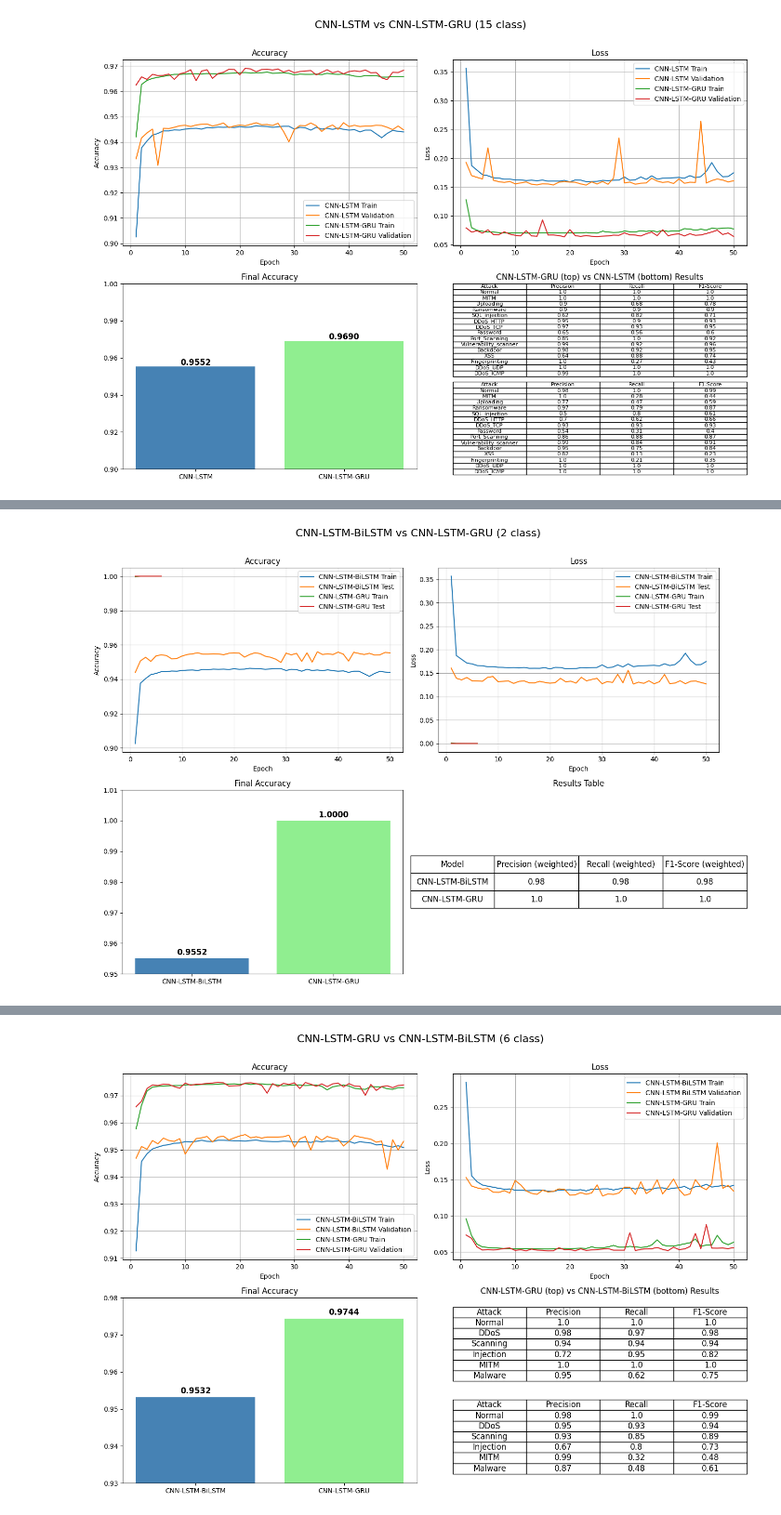
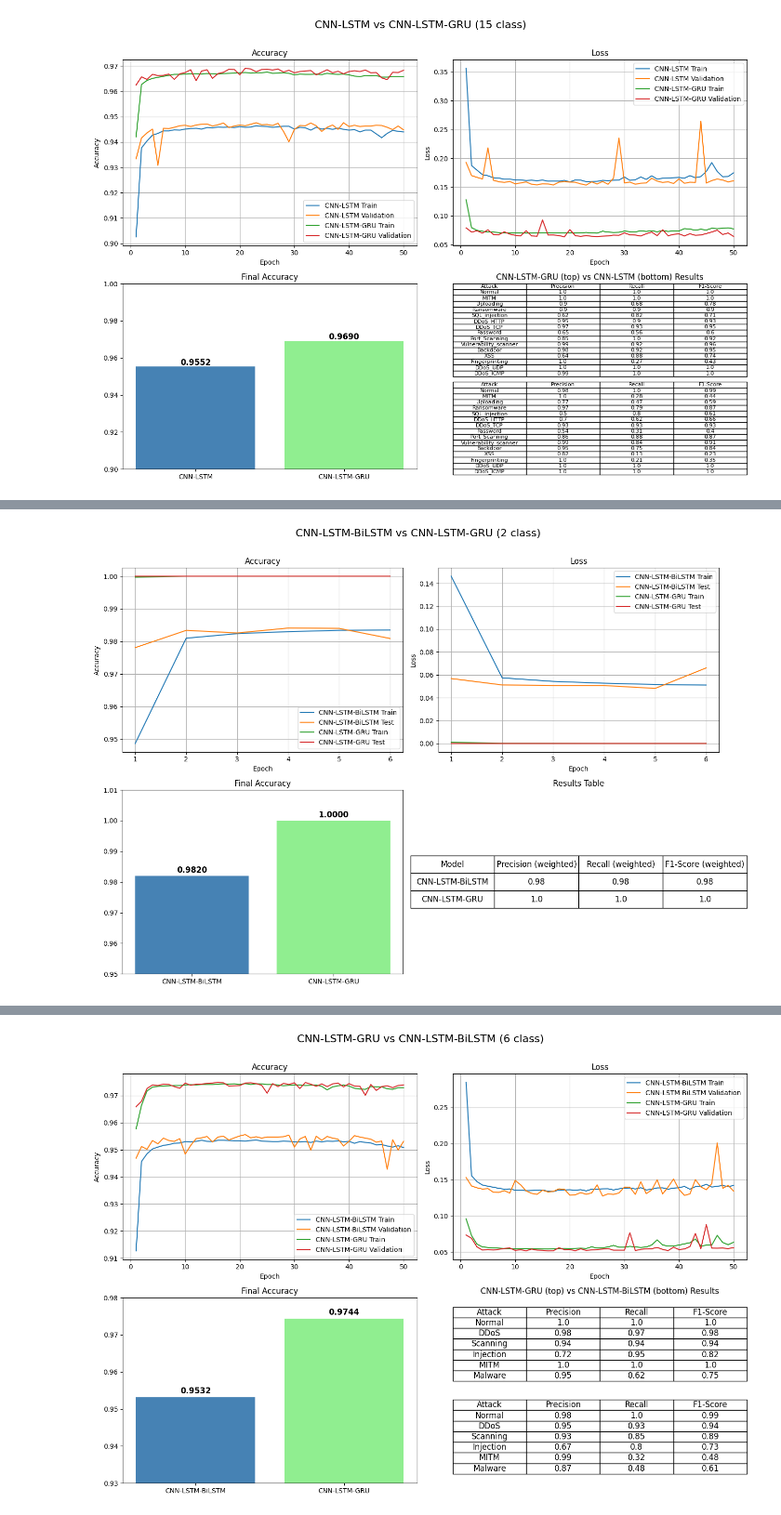
Before and after one commit to aadityataleppady/FII_NX1-NARC_Aaditya-Taleppady, a Jupyter notebook: Compare-Model-Results.ipynb, the cells around one changed output, grey strips where cells are left out. Shown at 93% size. Cells and saved outputs as stored; diff of their text form; code cells hidden in the pictures.

```diff
--- a/Compare-Model-Results.ipynb
+++ b/Compare-Model-Results.ipynb
@@ -293,8 +305,8 @@ fig, axs = plt.subplots(2, 2, figsize=(14, 10))
 fig.suptitle("CNN-LSTM-BiLSTM vs CNN-LSTM-GRU (2 class)", fontsize=16)
 
 # accuracy
-axs[0, 0].plot(cnn_lstm_epochs, cnn_lstm_train_acc, label='CNN-LSTM-BiLSTM Train')
-axs[0, 0].plot(cnn_lstm_epochs, cnn_lstm_test_acc, label='CNN-LSTM-BiLSTM Test')
+axs[0, 0].plot(cnn_lstm_bilstm_epochs, cnn_lstm_bilstm_train_acc, label='CNN-LSTM-BiLSTM Train')
+axs[0, 0].plot(cnn_lstm_bilstm_epochs, cnn_lstm_bilstm_test_acc, label='CNN-LSTM-BiLSTM Test')
 axs[0, 0].plot(cnn_lstm_gru_epochs, cnn_lstm_gru_train_acc, label='CNN-LSTM-GRU Train')
 axs[0, 0].plot(cnn_lstm_gru_epochs, cnn_lstm_gru_test_acc, label='CNN-LSTM-GRU Test')
 axs[0, 0].set_title("Accuracy")
@@ -304,40 +316,40 @@ axs[0, 0].legend()
 axs[0, 0].grid(True)
 
 # loss
-axs[0, 1].plot(cnn_lstm_epochs, cnn_lstm_train_loss, label='CNN-LSTM-BiLSTM Train')
-axs[0, 1].plot(cnn_lstm_epochs, cnn_lstm_test_loss, label='CNN-LSTM-BiLSTM Test')
+axs[0, 1].plot(cnn_lstm_bilstm_epochs, cnn_lstm_bilstm_train_loss, label='CNN-LSTM-BiLSTM Train')
+axs[0, 1].plot(cnn_lstm_bilstm_epochs, cnn_lstm_bilstm_test_loss, label='CNN-LSTM-BiLSTM Test')
 axs[0, 1].plot(cnn_lstm_gru_epochs, cnn_lstm_gru_train_loss, label='CNN-LSTM-GRU Train')
 axs[0, 1].plot(cnn_lstm_gru_epochs, cnn_lstm_gru_test_loss, label='CNN-LSTM-GRU Test')
 axs[0, 1].set_title("Loss")
 axs[0, 1].set_xlabel("Epoch")
 axs[0, 1].set_ylabel("Loss")
 axs[0, 1].legend()
 axs[0, 1].grid(True)
 
 # accuracy table
 models = ['CNN-LSTM-BiLSTM', 'CNN-LSTM-GRU']
-test_accs = [cnn_lstm_final_test_acc, cnn_lstm_gru_final_test_acc]
+test_accs = [cnn_lstm_bilstm_final_test_acc, cnn_lstm_gru_final_test_acc]
 axs[1, 0].bar(models, test_accs, color=['steelblue', 'lightgreen'])
 axs[1, 0].set_title("Final Accuracy")
 axs[1, 0].set_ylim([0.95, 1.01])
 for i, acc in enumerate(test_accs):
     axs[1, 0].text(i, acc + 0.001, f"{acc:.4f}", ha='center', fontsize=12, fontweight='bold')
 
 # table
 results = pd.DataFrame({
     "Model": models,
     "Precision (weighted)": [0.98, 1.00],
     "Recall (weighted)": [0.98, 1.00],
     "F1-Score (weighted)": [0.98, 1.00]
 })
 axs[1, 1].axis('off')
 table = axs[1, 1].table(cellText=results.values, colLabels=results.columns, loc='center', cellLoc='center')
 table.auto_set_font_size(False)
 table.set_fontsize(12)
 table.scale(1.2, 2.0)
 axs[1, 1].set_title("Results Table")
 
 plt.tight_layout(rect=[0, 0, 1, 0.97])
 plt.show()
 # %% [output]
-[figure, old version]
+[figure, new version]
```
Also changed, not shown: parts of 9 cells of this notebook, 4 other files.
